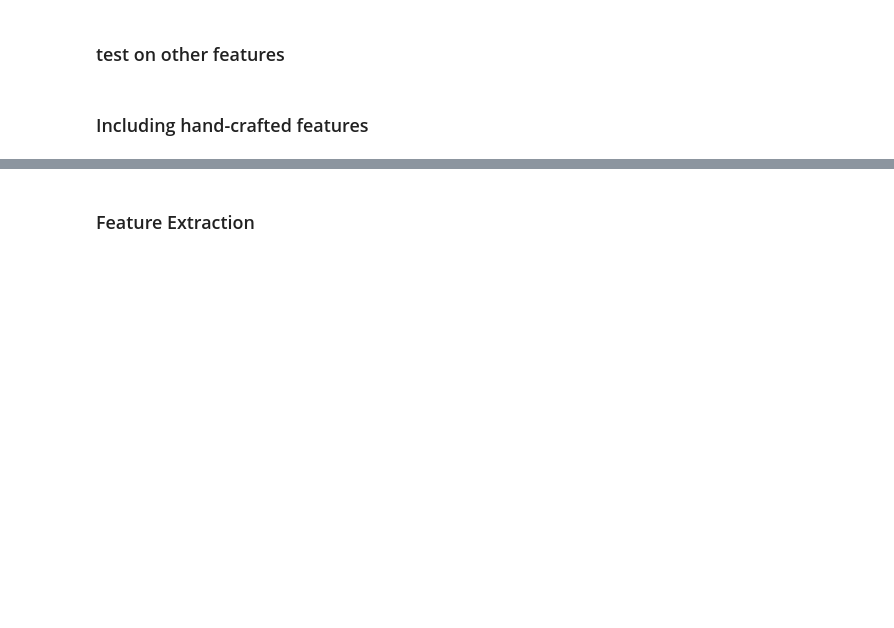
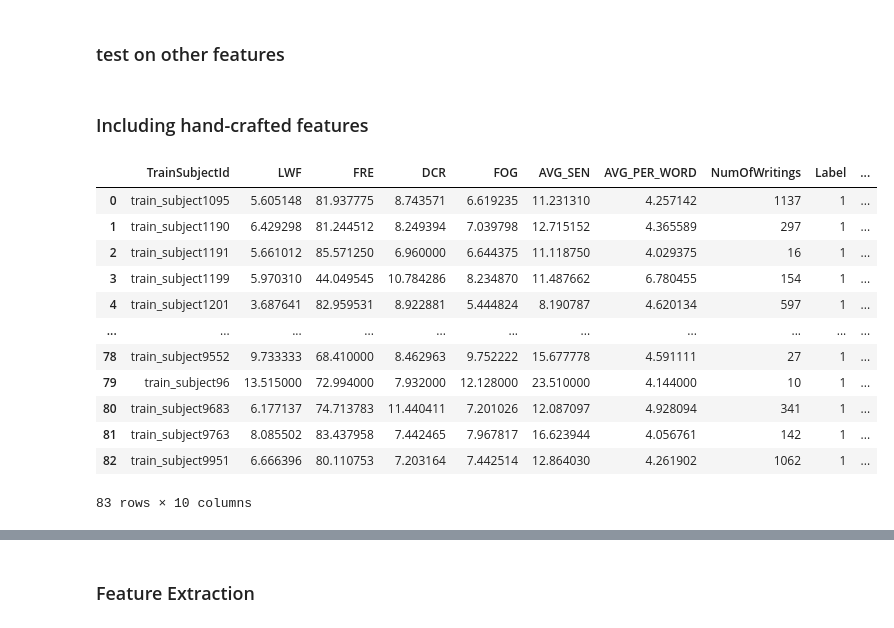
Before and after one commit to tramyynt/master-thesis, a Jupyter notebook: model_evaluation/lexicon_based_models.ipynb, the cells around one changed output, grey strips where cells are left out. Saved outputs shown, nothing was run; the diff lists cells and outputs as text; code cells hidden in the pictures; blank space fills up the shorter version.

Commit message:
model with full crafted features

```diff
--- a/model_evaluation/lexicon_based_models.ipynb
+++ b/model_evaluation/lexicon_based_models.ipynb
@@ -244,14 +262,38 @@ def construct_liwc_input_crafted(df, label):
   df['DCR'] = df['text'].apply(lambda x: textstat.dale_chall_readability_score(x))
   df['FOG'] = df['text'].apply(lambda x: textstat.gunning_fog(x))
 
-  result_df = df.groupby('TrainSubjectId').agg({'LWF': 'mean', 'FRE': 'mean', 'DCR': 'mean', 'FOG': 'mean','AVG_SEN':'mean', 'AVG_PER_WORD': 'mean'}).reset_index()
+  result_df = df.groupby('TrainSubjectId').agg({'LWF': 'mean', 'FRE': 'mean', 'DCR': 'mean', 'FOG': 'mean','AVG_SEN':'mean', 'AVG_PER_WORD': 'mean', 'Text':'count'}).reset_index()
   result_df["Label"] = label
 
   #join text per user
   joined_text_df = df.groupby('TrainSubjectId')['text'].apply(' '.join).reset_index()
   result_df = result_df.merge(joined_text_df, on="TrainSubjectId")
 
+  # number_of_writings_df = df.groupby('TrainSubjectId')['Text'].apply(lambda x: len(x)).reset_index()
+  result_df.rename(columns={'Text': 'NumOfWritings'}, inplace=True)
+
+  # #merge number of writings and result_df on trainSubjectId
+  # result_df_final = result_df.merge(number_of_writings_df, on="TrainSubjectId")
+
   return result_df
+# %%
+p = construct_liwc_input_crafted(positives, 1)
+# %%
+p
+# %% [output]
+|  | TrainSubjectId | LWF | FRE | DCR | FOG | AVG_SEN | AVG_PER_WORD | NumOfWritings | Label | ... |
+| 0 | train_subject1095 | 5.605148 | 81.937775 | 8.743571 | 6.619235 | 11.231310 | 4.257142 | 1137 | 1 | ... |
+| 1 | train_subject1190 | 6.429298 | 81.244512 | 8.249394 | 7.039798 | 12.715152 | 4.365589 | 297 | 1 | ... |
+| 2 | train_subject1191 | 5.661012 | 85.571250 | 6.960000 | 6.644375 | 11.118750 | 4.029375 | 16 | 1 | ... |
+| 3 | train_subject1199 | 5.970310 | 44.049545 | 10.784286 | 8.234870 | 11.487662 | 6.780455 | 154 | 1 | ... |
+| 4 | train_subject1201 | 3.687641 | 82.959531 | 8.922881 | 5.444824 | 8.190787 | 4.620134 | 597 | 1 | ... |
+| ... | ... | ... | ... | ... | ... | ... | ... | ... | ... | ... |
+| 78 | train_subject9552 | 9.733333 | 68.410000 | 8.462963 | 9.752222 | 15.677778 | 4.591111 | 27 | 1 | ... |
+| 79 | train_subject96 | 13.515000 | 72.994000 | 7.932000 | 12.128000 | 23.510000 | 4.144000 | 10 | 1 | ... |
+| 80 | train_subject9683 | 6.177137 | 74.713783 | 11.440411 | 7.201026 | 12.087097 | 4.928094 | 341 | 1 | ... |
+| 81 | train_subject9763 | 8.085502 | 83.437958 | 7.442465 | 7.967817 | 16.623944 | 4.056761 | 142 | 1 | ... |
+| 82 | train_subject9951 | 6.666396 | 80.110753 | 7.203164 | 7.442514 | 12.864030 | 4.261902 | 1062 | 1 | ... |
+83 rows × 10 columns
 # %%
 positives_crafted= construct_liwc_input_crafted(positives, 1)
 negatives_crafted = construct_liwc_input_crafted(negatives, 0)
```
Also changed, not shown: parts of 19 cells of this notebook, 6 other files.
